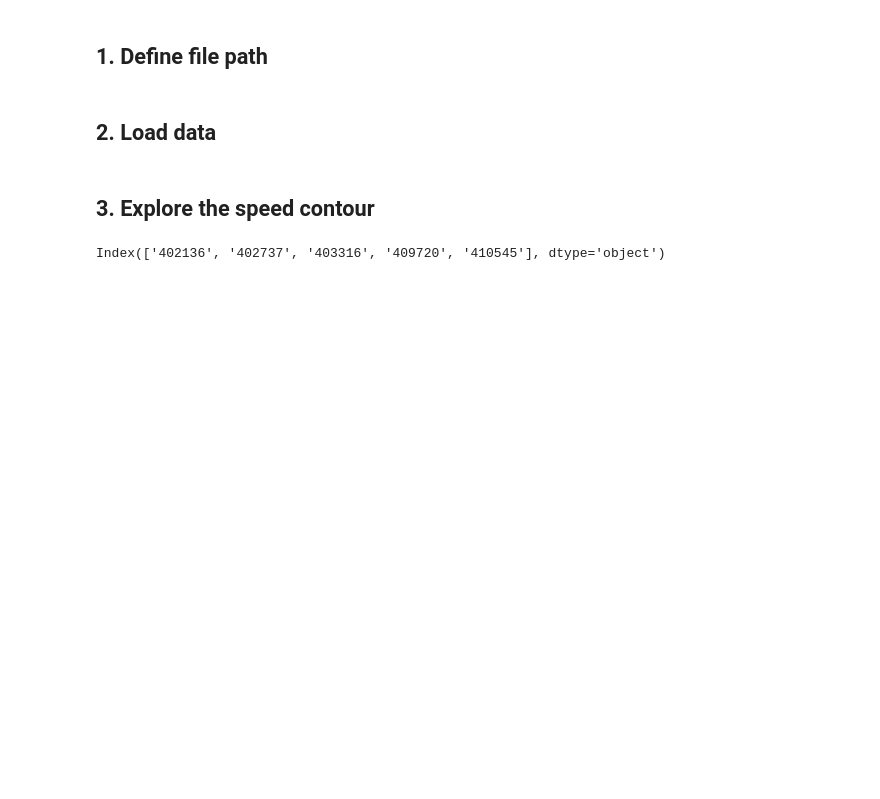
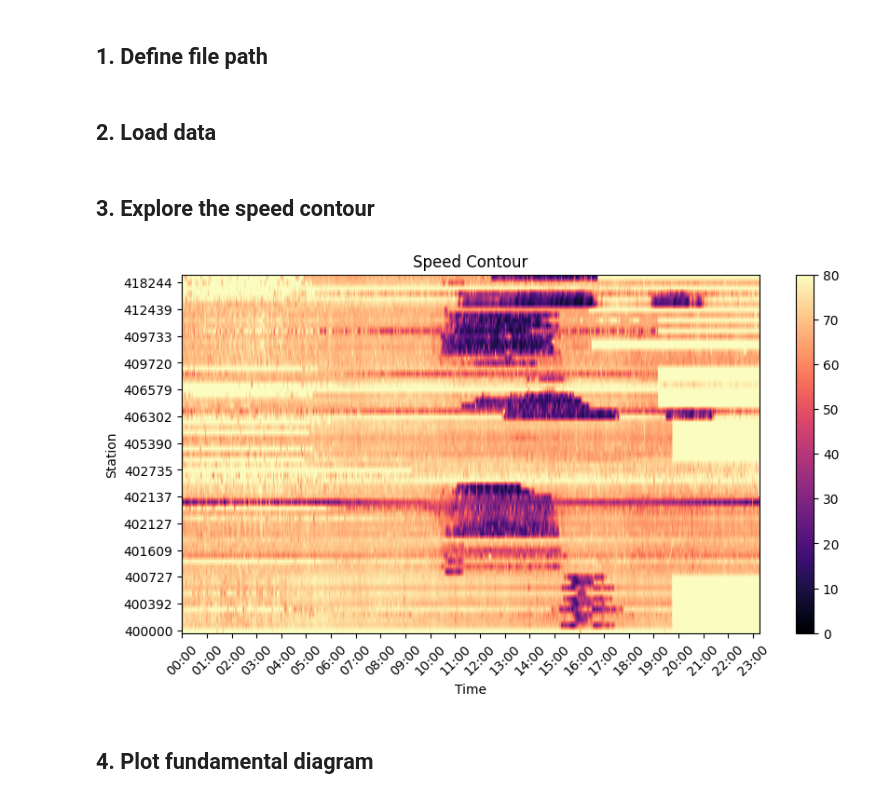
Before and after one commit to jingxuehan0707/ce593, a Jupyter notebook: project_task_03.ipynb, the cells around one changed output. Drawn from its saved outputs; the diff is of its cells as text; code cells hidden in the pictures; blank space fills up the shorter version.

Commit message:
feat: fundamental diagram

```diff
--- a/project_task_03.ipynb
+++ b/project_task_03.ipynb
@@ -26,8 +27,19 @@ speed_contour_10_19 = pd.read_csv(speed_contour_10_19_path)
 density_contour_10_19 = pd.read_csv(density_contour_10_19_path)
 
 # 10-26
-speed_contour_10_26 = pd.read_csv(volume_contour_10_26_path)
+volume_contour_10_26 = pd.read_csv(volume_contour_10_26_path)
 speed_contour_10_26 = pd.read_csv(speed_contour_10_26_path)
 density_contour_10_26 = pd.read_csv(density_contour_10_26_path)
+
+# Speed Contour for analysis
+DATE_FOR_ANALYSIS = "10-26"
+if DATE_FOR_ANALYSIS == "10-19":
+    speed_contour = speed_contour_10_19
+    volume_contour = volume_contour_10_19
+    density_contour = density_contour_10_19
+else:
+    volume_contour = volume_contour_10_26
+    speed_contour = speed_contour_10_26
+    density_contour = density_contour_10_26
 # %% [markdown]
 ## 3. Explore the speed contour
@@ -37,6 +46,35 @@ speed_contour_10_26.set_index('date', inplace=True)
-# %%
-# Identity the column list with values between 0 and 40
-stations = speed_contour_10_26.columns[(speed_contour_10_26.iloc[0] < 60) & (speed_contour_10_26.iloc[0] > 0)]
-stations
-# %% [output]
-Index(['402136', '402737', '403316', '409720', '410545'], dtype='object')
+# %%
+# Set date as DateTimeIndex
+speed_contour['date'] = pd.to_datetime(speed_contour['date'])
+speed_contour.set_index('date', inplace=True)
+# Replace any value greater than 80 with 80
+# speed_contour = speed_contour.applymap(lambda x: 80 if x > 80 else x)
+# %%
+SPEED_JAMMED = 50
+# Find stations with speed less than speed threshold, which is jammed condition.
+stations = [col for col in speed_contour.columns
+            if ((speed_contour[col] < SPEED_JAMMED) & (speed_contour[col] > 0)).any()]
+speed_contour_jammed = speed_contour[stations]
+# %%
+# Plot the speed contour as heatmap, date as x-axis, stations as y-axis, cell value as color (speed)
+plt.figure(figsize=(10, 5))
+# sns.heatmap(speed_contour_jammed.T, cmap='magma')
+plt.imshow(speed_contour_jammed.T, aspect='auto', cmap='magma', origin='lower', interpolation='bilinear')
+
+# Generate hourly labels
+dates = speed_contour_jammed.index
+hourly_labels = pd.date_range(start='00:00:00', end='23:59:00', freq='H')
+
+# Set x-axis labels to hourly
+plt.xticks(ticks=np.arange(0, len(dates), 120), labels=hourly_labels.strftime('%H:%M'), rotation=45)
+plt.yticks(ticks=np.arange(0, len(stations),5), labels=stations[::5])
+# Show color map
+plt.title('Speed Contour')
+plt.xlabel('Time')
+plt.ylabel('Station')
+plt.colorbar()
+plt.show()
+# %% [output]
+[figure, added]
+# %% [markdown]
+## 4. Plot fundamental diagram
```
Also changed, not shown: parts of 6 cells of this notebook, 6 other files.
